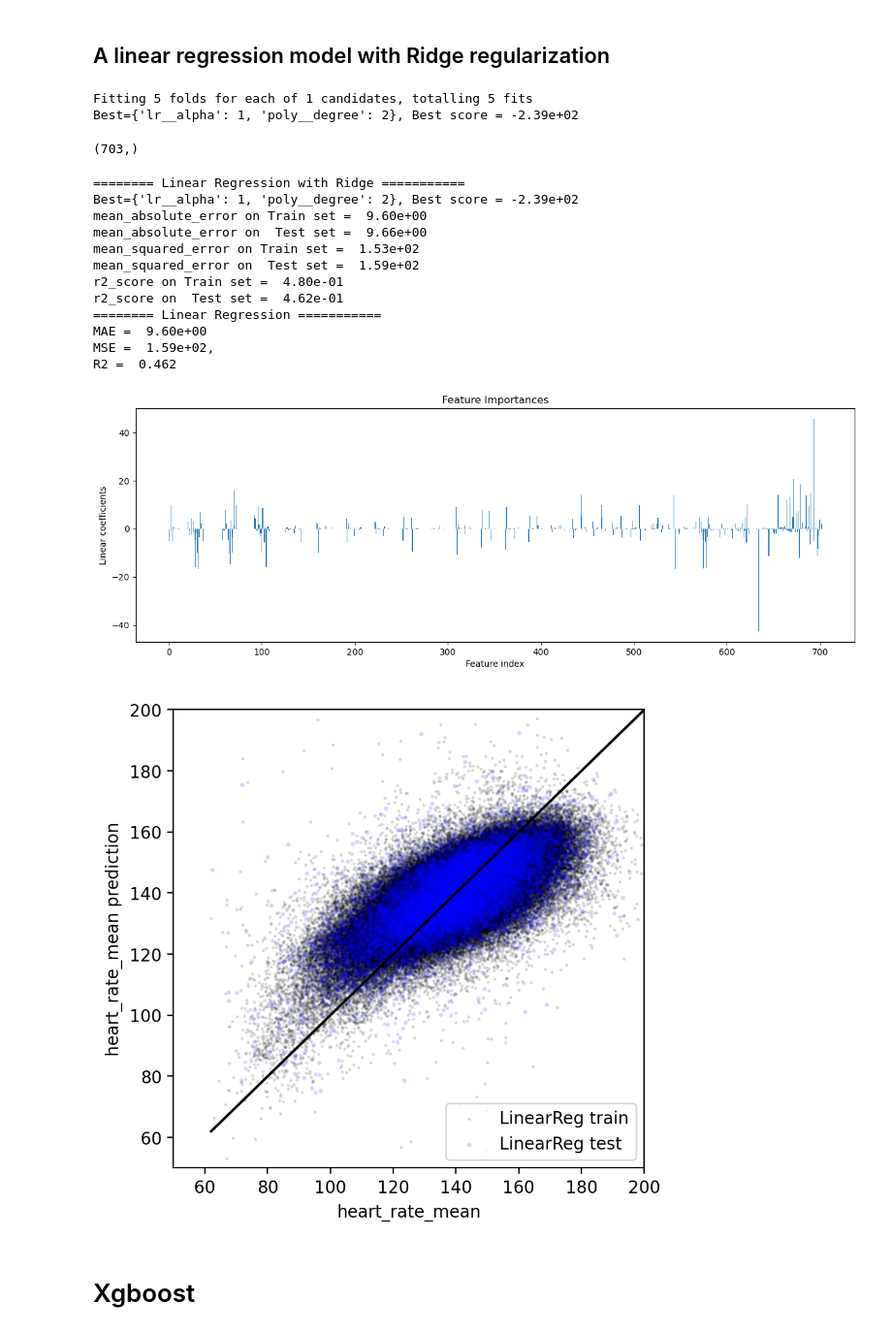
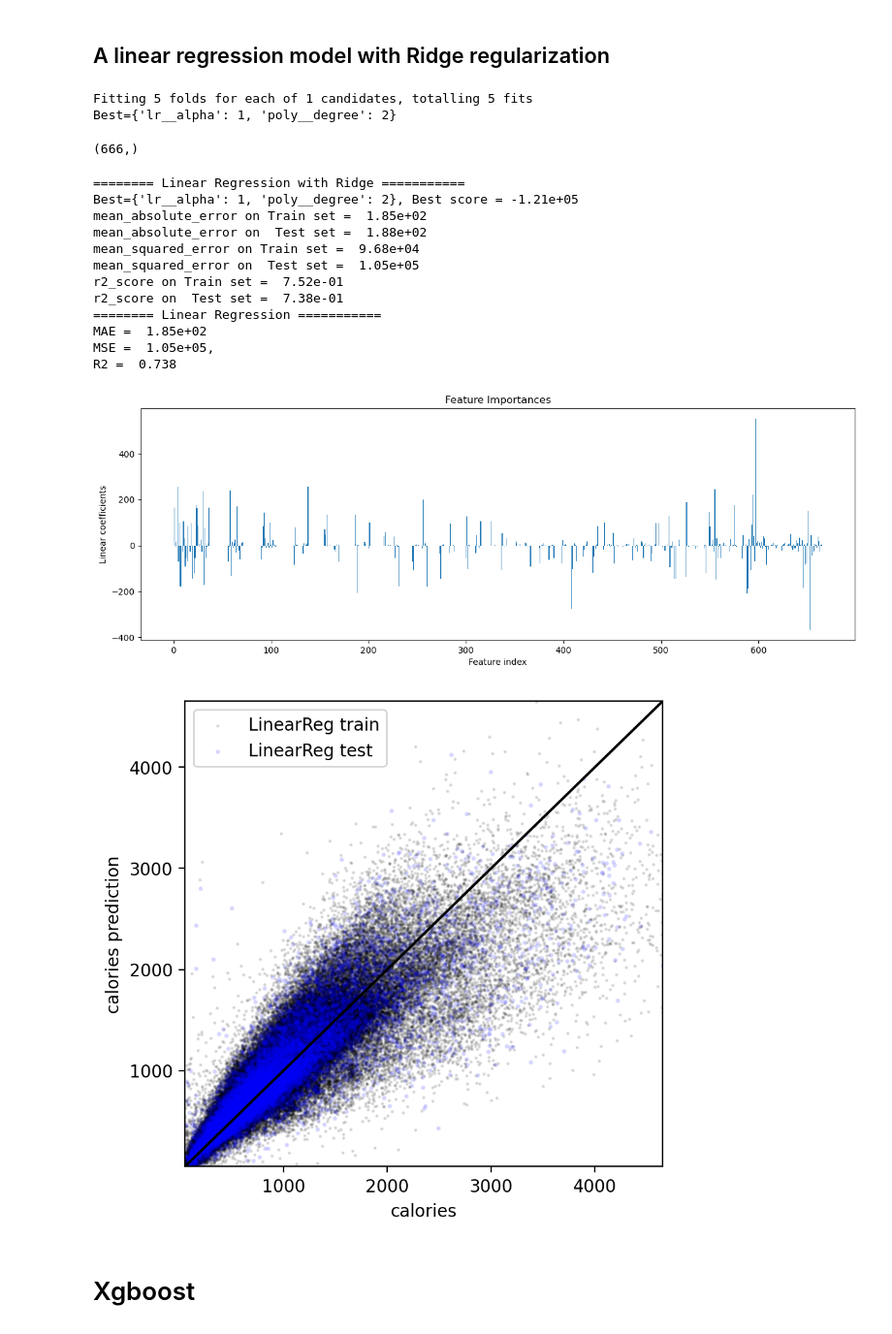
Before and after one commit to wangjing0/RS, a Jupyter notebook: Modeling.ipynb, the cells around one changed output. Shown at 97% size. Drawn from its saved outputs; the diff is of its cells as text; code cells hidden in the pictures.

```diff
--- a/Modeling.ipynb
+++ b/Modeling.ipynb
@@ -98,7 +101,7 @@ class Transformer(object):
         for feature in features:
             if feature =='start_time':
                 date = pd.to_datetime(X[feature])
-                df['year'] = date.dt.year
+                #df['year'] = date.dt.year
                 df['month'] = date.dt.month
                 df['weekday'] = date.dt.weekday
             if feature =='gender':
@@ -158,12 +161,12 @@ None
 # %%
 # features to be scaled within individual user
 '''
-feature_user = ['heart_rate_mean','speed_mean','calories']
-userId = df.userId.value_counts().index
+feature_scale = ['heart_rate_mean','speed_mean','calories']
+userId = df_raw.userId.value_counts().index
 for user in userId:
     index = df_raw.userId==user
     temp = df_raw[index]
-    for feature in feature_user:
+    for feature in feature_scale:
         mean = np.nanmean(temp[feature])
         std = np.nanstd(temp[feature])
         #print(mean,std)
@@ -176,16 +179,18 @@ train_raw, test_raw = train_test_split(df_raw.reset_index(drop=True), test_size=
 print(df_raw.shape, train_raw.shape, test_raw.shape)
 # %% [output]
 (163955, 21) (147559, 21) (16396, 21)
+# %%
+target = 'calories'
+features = ['sport', 'gender', 'heart_rate_mean', 'heart_rate_std', 'altitude_mean',
+           'altitude_std', 'ascend_m', 'descend_m', 'distance_total_m',
+           'speed_mean', 'speed_std', 'duration_s', 'calories', 'start_time']
+
+features.remove(target)
+
+target_limit = np.percentile(df_raw[target],[.01,99.9])
 # %% [markdown]
 ## A linear regression model with Ridge regularization
 # %%
-target = 'heart_rate_mean'
-features = ['sport', 'gender', 'heart_rate_mean', 'heart_rate_std', 'altitude_mean',
-           'altitude_std', 'ascend_m', 'descend_m', 'distance_total_m',
-           'speed_mean', 'speed_std', 'duration_s', 'calories', 'start_time']
-
-features.remove(target)
-
 steps = [('transformer', Transformer()),
          ('poly', PolynomialFeatures()),
          ('rescale',RobustScaler()),
@@ -206,13 +211,13 @@ search = GridSearchCV(estimator = model,
                       verbose=1, error_score = 'raise')
 
 search.fit(train_raw[features], train_raw[target])
-print(f'Best={search.best_params_}, Best score = {search.best_score_: .2e}')
+print(f'Best={search.best_params_}')
 
 y_train_pred_lr = search.predict(train_raw[features])
 y_test_pred_lr = search.predict(test_raw[features])
 # %% [output]
 Fitting 5 folds for each of 1 candidates, totalling 5 fits
-Best={'lr__alpha': 1, 'poly__degree': 2}, Best score = -2.39e+02
+Best={'lr__alpha': 1, 'poly__degree': 2}
 # %%
 #from sklearn.inspection import permutation_importance
 #r = permutation_importance(search.best_estimator_['lr'], train_raw[features], test_raw[features],
@@ -220,7 +225,7 @@ Best={'lr__alpha': 1, 'poly__degree': 2}, Best score = -2.39e+02
 # %%
 search.best_estimator_['lr'].coef_.shape
 # %% [output]
-(703,)
+(666,)
 # %%
 print('======== Linear Regression with Ridge ===========')
 print(f'Best={search.best_params_}, Best score = {search.best_score_: .2e}')
@@ -239,31 +244,31 @@ plt.bar(np.arange(len(search.best_estimator_['lr'].coef_)),  search.best_estimat
 plt.title('Feature Importances'), plt.xlabel('Feature index'), plt.ylabel('Linear coefficients');
 # %% [output]
 ======== Linear Regression with Ridge ===========
-Best={'lr__alpha': 1, 'poly__degree': 2}, Best score = -2.39e+02
-mean_absolute_error on Train set =  9.60e+00
-mean_absolute_error on  Test set =  9.66e+00
-mean_squared_error on Train set =  1.53e+02
-mean_squared_error on  Test set =  1.59e+02
-r2_score on Train set =  4.80e-01
-r2_score on  Test set =  4.62e-01
+Best={'lr__alpha': 1, 'poly__degree': 2}, Best score = -1.21e+05
+mean_absolute_error on Train set =  1.85e+02
+mean_absolute_error on  Test set =  1.88e+02
+mean_squared_error on Train set =  9.68e+04
+mean_squared_error on  Test set =  1.05e+05
+r2_score on Train set =  7.52e-01
+r2_score on  Test set =  7.38e-01
 ======== Linear Regression ===========
-MAE =  9.60e+00
-MSE =  1.59e+02,
-R2 =  0.462
+MAE =  1.85e+02
+MSE =  1.05e+05,
+R2 =  0.738
-[figure, old version]
+[figure, new version]
 # %%
 plt.figure(figsize=(5,5),dpi=200)
 plt.scatter(train_raw[target], y_train_pred_lr, c = 'k', s = 1, alpha = 0.1, label ='LinearReg train')
 plt.scatter(test_raw[target], y_test_pred_lr, c = 'b', s = 3, alpha = 0.1, label ='LinearReg test')
 
-plt.plot([train_raw[target].min(),train_raw[target].max()],
-        [train_raw[target].min(),train_raw[target].max()], color = 'k', label = '' )
+plt.plot(target_limit,target_limit, color = 'k', label = '' )
 plt.xlabel(target), plt.ylabel(target + ' prediction'),
 #plt.xscale('log'), plt.yscale('log')
-plt.xlim(50,200),plt.ylim(50,200)
+plt.xlim(target_limit)
+plt.ylim(target_limit)
 plt.legend();
 # %% [output]
-[figure, old version]
+[figure, new version]
 # %% [markdown]
 # Xgboost
 # %%
```
Also changed, not shown: parts of 29 cells of this notebook.
